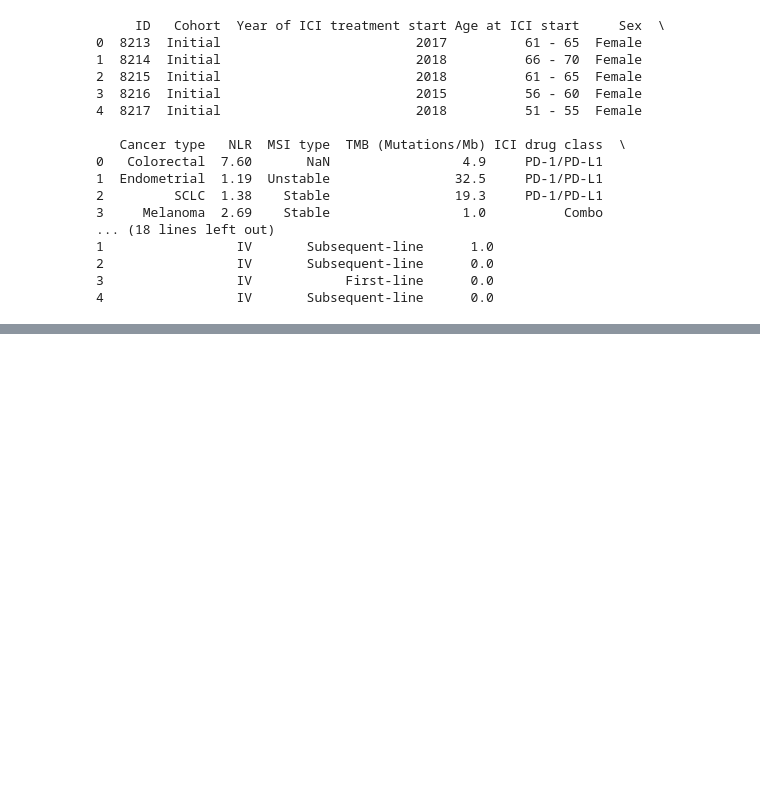
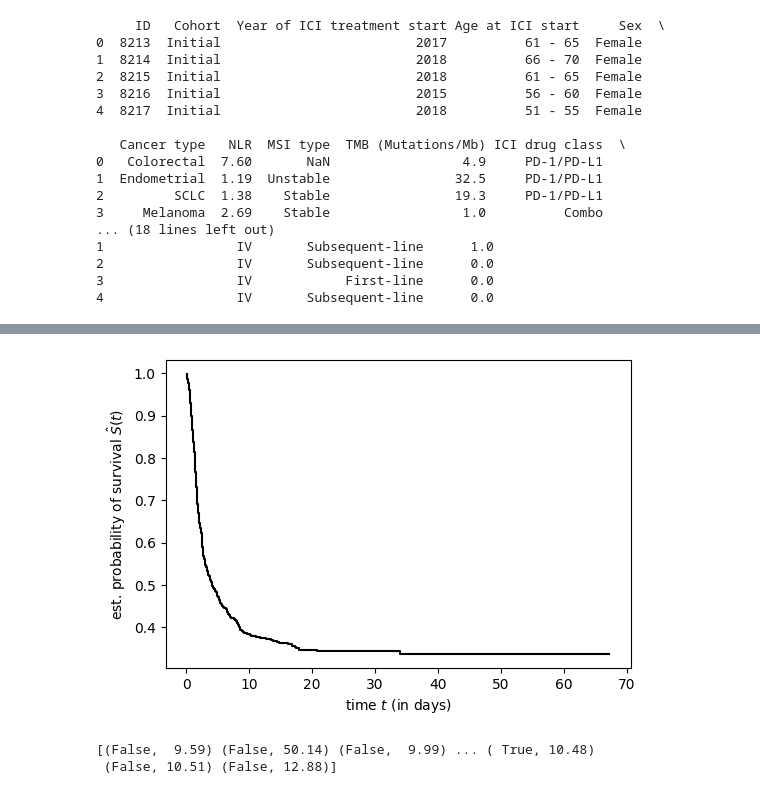
Before and after one commit to Kcole3/datasci_223, a Jupyter notebook: exercises/final_project.ipynb, the cells around one changed output, grey strips where cells are left out. Cells and saved outputs as stored; diff of their text form; code cells hidden in the pictures; blank space fills up the shorter version.

```diff
--- a/exercises/final_project.ipynb
+++ b/exercises/final_project.ipynb
@@ -60,0 +573,38 @@ df.describe() #treating all as continuous
+# %%
+
+from sksurv.nonparametric import kaplan_meier_estimator
+
+import matplotlib.pyplot as plt
+%matplotlib inline
+
+#Progression free survival- rename these variables!!!
+
+
+plt.rcParams['figure.figsize'] = [6, 4]
+plt.rcParams['figure.dpi'] = 100
+
+timedeath = data_complete['PFS']
+timedeath[data_complete['vital_status'] < 1.]
+
+statusdeath = [x > 0. for x in data_complete['vital_status']]
+time, survival_prob = kaplan_meier_estimator(statusdeath, timedeath)
+
+plt.figure(figsize=(6, 4))
+plt.step(time, survival_prob, where="post", color="black")
+plt.ylabel("est. probability of survival $\hat{S}(t)$")
+plt.xlabel("time $t$ (in days)")
+plt.show()
+# %% [output]
+[figure, added]
+# %%
+# (de Kamps, 2023)
+import numpy as np
+
+# Random seed for the future
+np.random.seed(42)
+
+dfy = np.array(list(zip(statusdeath, timedeath)), dtype=[('Status', '?'), ('Survival_in_months', '<f8')])
+print(dfy)
+# %% [output]
+[(False,  9.59) (False, 50.14) (False,  9.99) ... ( True, 10.48)
+ (False, 10.51) (False, 12.88)]
```
Also changed, not shown: parts of 54 cells of this notebook.
